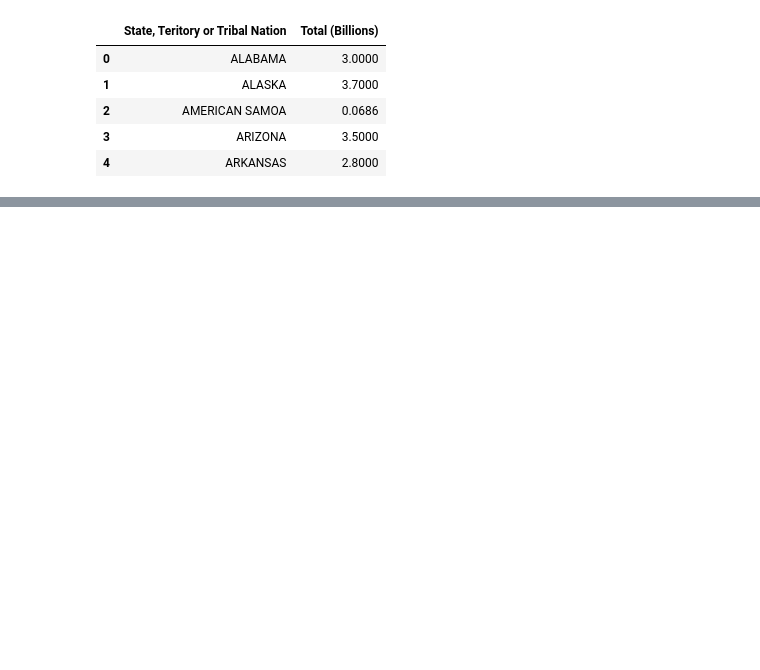
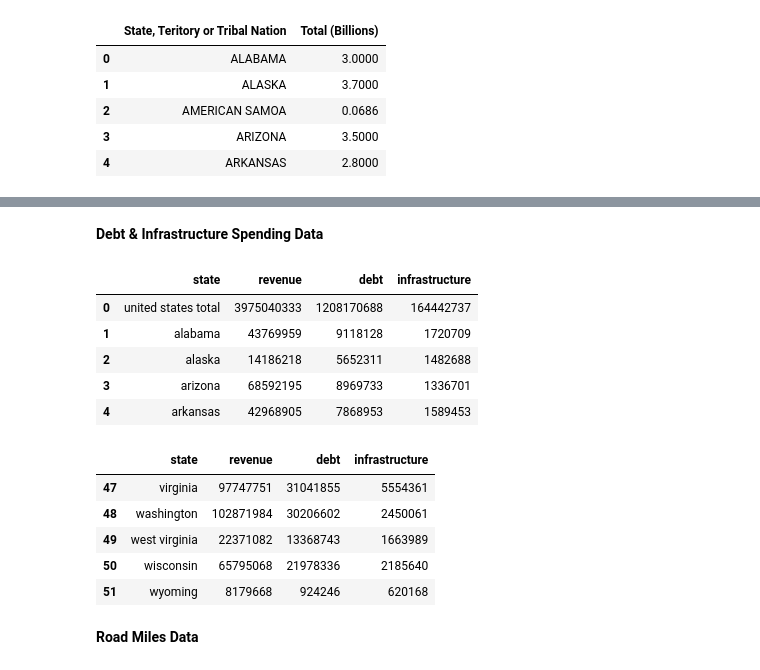
Before and after one commit to waheeb123/Data-608, a Jupyter notebook: Untitled1.ipynb, the cells around one changed output, grey strips where cells are left out. Cells and saved outputs as stored; diff of their text form; code cells hidden in the pictures; blank space fills up the shorter version.

```diff
--- a/Untitled1.ipynb
+++ b/Untitled1.ipynb
@@ -28,0 +153,55 @@ df.head()
+# %% [markdown]
+**Debt & Infrastructure Spending Data**
+# %%
+# Source: Census.gov
+finances = pd.read_excel(
+    'https://www2.census.gov/programs-surveys/gov-finances/tables/2021/21slsstab1.xlsx',
+    engine='openpyxl', header=10, index_col=1
+)
+
+states = []
+current_state = None
+
+for col in finances.columns:
+    current_state = col.lower() if 'Unnamed' not in col else current_state
+    states.append(current_state)
+
+finances.iloc[1,:] = states
+
+finances.columns = states
+
+# finances = finances.loc[:, (finances.iloc[0, :] == 'State & local') & (finances.iloc[2, :] == 'amount1')]
+finances = finances.loc[:, finances.iloc[0, :] == ' State']
+
+finances.index = finances.index.str.strip()
+
+finances = pd.DataFrame({
+    'state' : finances.T.index, # loc['Debt outstanding'].
+    'revenue' : finances.loc['Revenue1'].T,
+    'debt' : finances.loc['Debt outstanding'].T,
+    'infrastructure' : (
+        finances.loc['Expenditure1':].loc['Highways'].T +
+        finances.loc['Expenditure1':].loc['Air transportation (airports)'].T +
+        finances.loc['Expenditure1':].loc['Parking facilities'].T +
+        finances.loc['Expenditure1':].loc['Sea and inland port facilities'].T +
+        finances.loc['Expenditure1':].loc['Utility expenditure'].T
+    )
+})
+finances = finances.reset_index(drop=True)
+
+display(finances.head(), finances.tail())
+# %% [output]
+|  | state | revenue | debt | infrastructure |
+| 0 | united states total | 3975040333 | 1208170688 | 164442737 |
+| 1 | alabama | 43769959 | 9118128 | 1720709 |
+| 2 | alaska | 14186218 | 5652311 | 1482688 |
+| 3 | arizona | 68592195 | 8969733 | 1336701 |
+| 4 | arkansas | 42968905 | 7868953 | 1589453 |
+|  | state | revenue | debt | infrastructure |
+| 47 | virginia | 97747751 | 31041855 | 5554361 |
+| 48 | washington | 102871984 | 30206602 | 2450061 |
+| 49 | west virginia | 22371082 | 13368743 | 1663989 |
+| 50 | wisconsin | 65795068 | 21978336 | 2185640 |
+| 51 | wyoming | 8179668 | 924246 | 620168 |
+# %% [markdown]
+**Road Miles Data**
```
Also changed, not shown: parts of 19 cells of this notebook.
